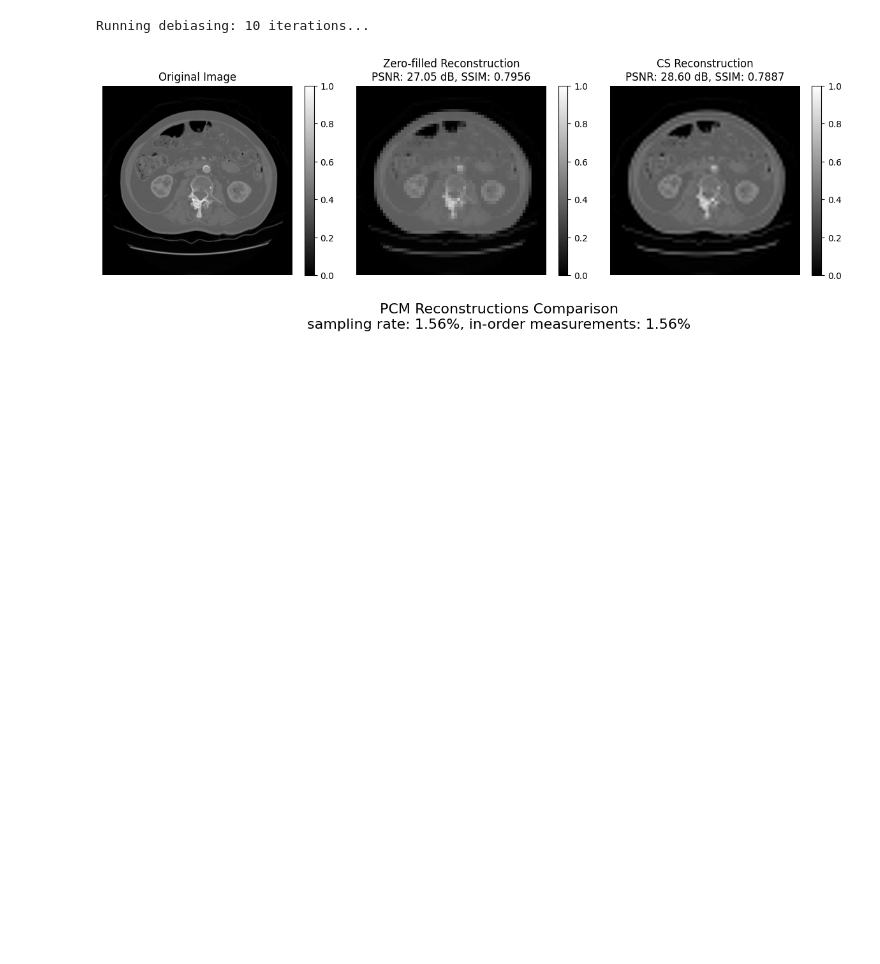
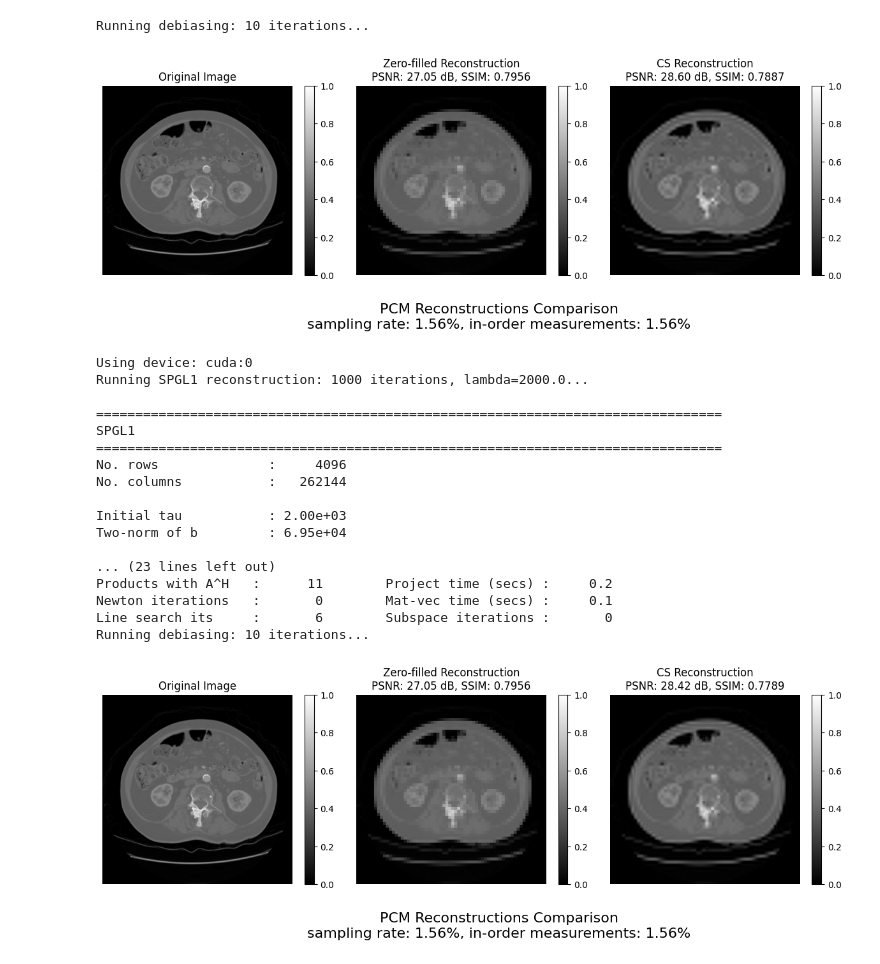
Before and after one commit to keerfish/LION, a Jupyter notebook: scripts/example_scripts/PCM_CS_demo.ipynb, the cells around one changed output. Drawn from its saved outputs; the diff is of its cells as text; code cells hidden in the pictures; blank space fills up the shorter version.

Commit message:
Add baseline SPGL1 PCM reconstruction

```diff
--- a/scripts/example_scripts/PCM_CS_demo.ipynb
+++ b/scripts/example_scripts/PCM_CS_demo.ipynb
@@ -37,3 +36,40 @@ Using device: cuda:0
 Running FISTA reconstruction: 1000 iterations, lambda=10...
 Running debiasing: 10 iterations...
 [figure]
+# %%
+run_demo(
+    algo="spgl1",
+    dataset=lidc_dataset,
+    # subtract_from_J=1,
+    # delta_divided_by=4,
+    # subtract_from_J=2,
+    # delta_divided_by=16,
+    subtract_from_J=3,
+    delta_divided_by=64,
+    lam=2e3,
+    max_iter=1000,
+    debias_max_iter=10,
+    debias_support_tol=1e-5,
+    debias_tol=1e-7,
+    verbose=True,
+    clim=(0, 1),
+)
+# %% [output]
+Using device: cuda:0
+Running SPGL1 reconstruction: 1000 iterations, lambda=2000.0...
+
+================================================================================
+SPGL1
+================================================================================
+No. rows              :     4096
+No. columns           :   262144
+
+Initial tau           : 2.00e+03
+Two-norm of b         : 6.95e+04
+
+... (23 lines left out)
+Products with A^H   :      11        Project time (secs) :     0.2
+Newton iterations   :       0        Mat-vec time (secs) :     0.1
+Line search its     :       6        Subspace iterations :       0
+Running debiasing: 10 iterations...
+[figure, added]
```
Also changed, not shown: parts of 1 cell of this notebook, 12 other files.
